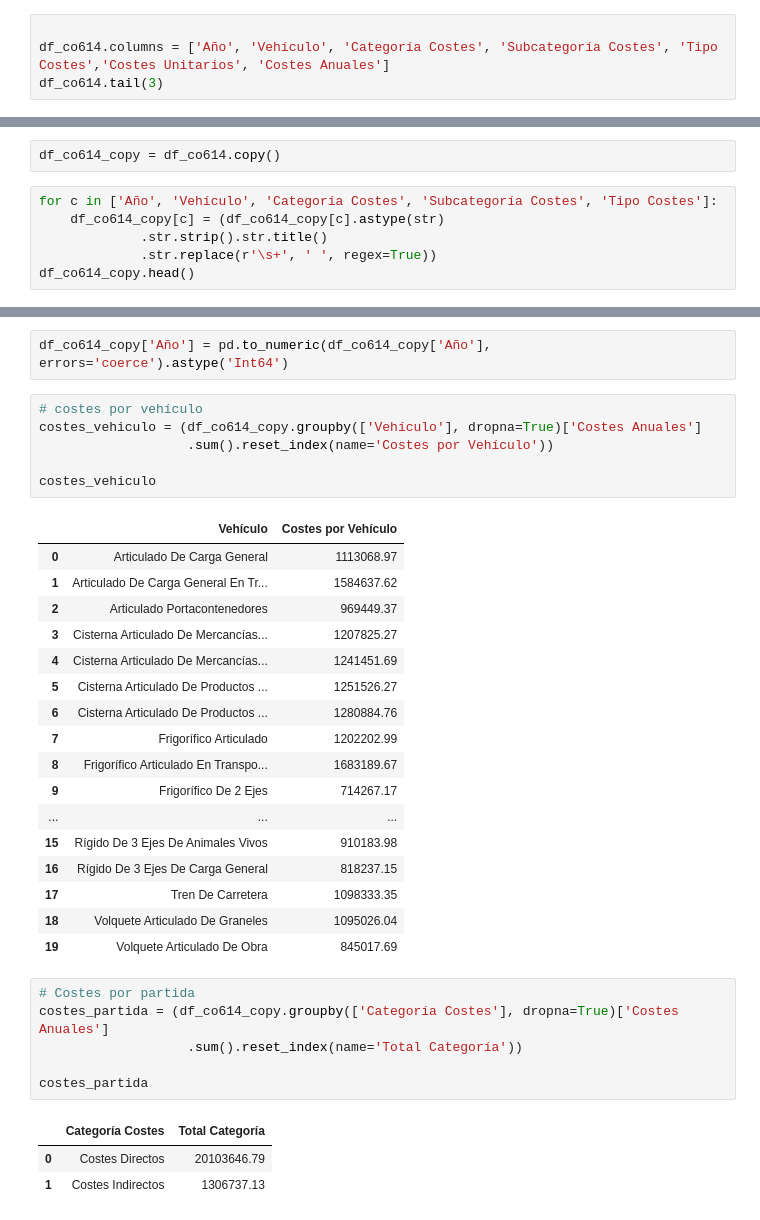
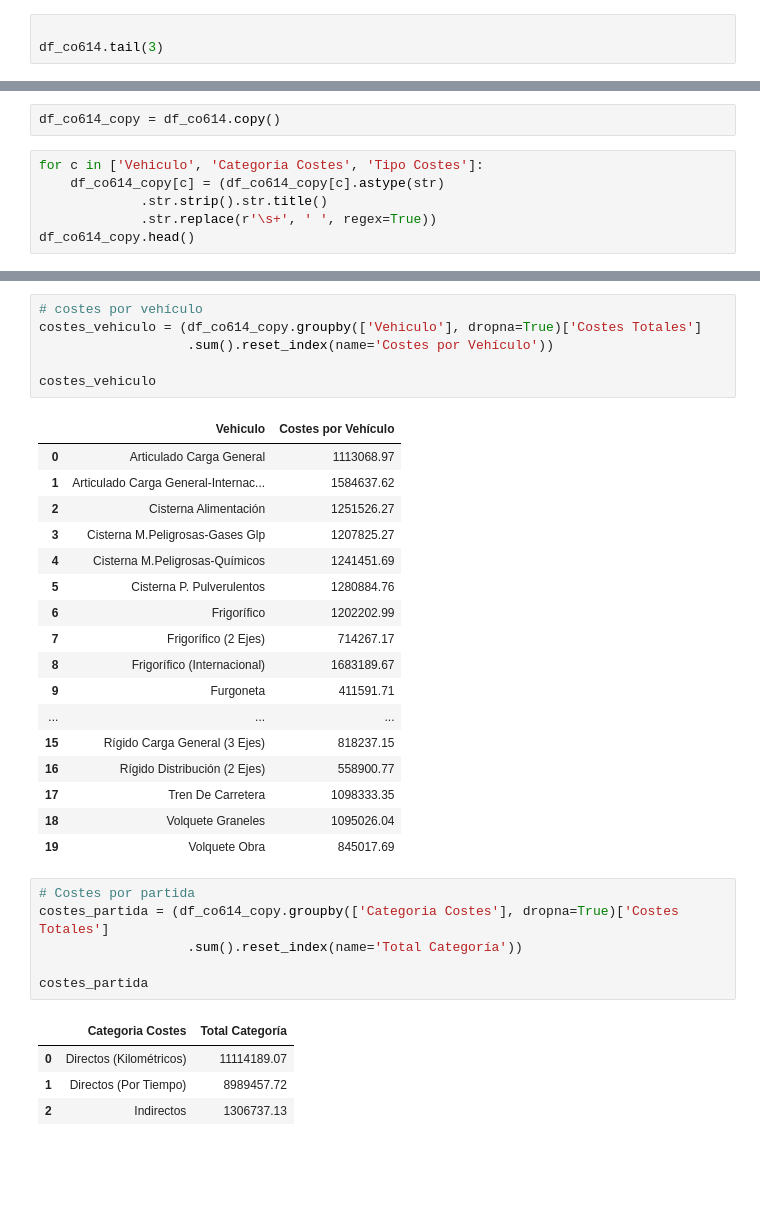
Before and after one commit to esanchezlaulhe1312/transporte_mercancias_carretera, a Jupyter notebook: notebooks/02_limpieza_parte_I.ipynb, the cells around one changed output, grey strips where cells are left out. Saved outputs shown, nothing was run; the diff lists cells and outputs as text; blank space fills up the shorter version.

```diff
--- a/notebooks/02_limpieza_parte_I.ipynb
+++ b/notebooks/02_limpieza_parte_I.ipynb
@@ -694,6 +694,5 @@ df_co614.shape, df_co614.columns
        dtype='object'))
 # %%
 
-df_co614.columns = ['Año', 'Vehículo', 'Categoría Costes', 'Subcategoría Costes', 'Tipo Costes','Costes Unitarios', 'Costes Anuales']
 df_co614.tail(3)
 # %% [output]
@@ -730,7 +727,7 @@ dtype: float64
 # %%
 df_co614_copy = df_co614.copy()
 # %%
-for c in ['Año', 'Vehículo', 'Categoría Costes', 'Subcategoría Costes', 'Tipo Costes']:
+for c in ['Vehiculo', 'Categoria Costes', 'Tipo Costes']:
     df_co614_copy[c] = (df_co614_copy[c].astype(str)
              .str.strip().str.title()
              .str.replace(r'\s+', ' ', regex=True))
@@ -762,37 +742,36 @@ memory usage: 113.9+ KB
-# %%
-df_co614_copy['Año'] = pd.to_numeric(df_co614_copy['Año'], errors='coerce').astype('Int64')
 # %%
 # costes por vehículo
-costes_vehiculo = (df_co614_copy.groupby(['Vehículo'], dropna=True)['Costes Anuales']
+costes_vehiculo = (df_co614_copy.groupby(['Vehiculo'], dropna=True)['Costes Totales']
                    .sum().reset_index(name='Costes por Vehículo'))
 
 costes_vehiculo
 # %% [output]
-|  | Vehículo | Costes por Vehículo |
-| 0 | Articulado De Carga General | 1113068.97 |
-| 1 | Articulado De Carga General En Tr... | 1584637.62 |
-| 2 | Articulado Portacontenedores | 969449.37 |
-| 3 | Cisterna Articulado De Mercancías... | 1207825.27 |
-| 4 | Cisterna Articulado De Mercancías... | 1241451.69 |
-| 5 | Cisterna Articulado De Productos ... | 1251526.27 |
-| 6 | Cisterna Articulado De Productos ... | 1280884.76 |
-| 7 | Frigorífico Articulado | 1202202.99 |
-| 8 | Frigorífico Articulado En Transpo... | 1683189.67 |
-| 9 | Frigorífico De 2 Ejes | 714267.17 |
+|  | Vehiculo | Costes por Vehículo |
+| 0 | Articulado Carga General | 1113068.97 |
+| 1 | Articulado Carga General-Internac... | 1584637.62 |
+| 2 | Cisterna Alimentación | 1251526.27 |
+| 3 | Cisterna M.Peligrosas-Gases Glp | 1207825.27 |
+| 4 | Cisterna M.Peligrosas-Químicos | 1241451.69 |
+| 5 | Cisterna P. Pulverulentos | 1280884.76 |
+| 6 | Frigorífico | 1202202.99 |
+| 7 | Frigorífico (2 Ejes) | 714267.17 |
+| 8 | Frigorífico (Internacional) | 1683189.67 |
+| 9 | Furgoneta | 411591.71 |
 | ... | ... | ... |
-| 15 | Rígido De 3 Ejes De Animales Vivos | 910183.98 |
-| 16 | Rígido De 3 Ejes De Carga General | 818237.15 |
+| 15 | Rígido Carga General (3 Ejes) | 818237.15 |
+| 16 | Rígido Distribución (2 Ejes) | 558900.77 |
 | 17 | Tren De Carretera | 1098333.35 |
-| 18 | Volquete Articulado De Graneles | 1095026.04 |
-| 19 | Volquete Articulado De Obra | 845017.69 |
+| 18 | Volquete Graneles | 1095026.04 |
+| 19 | Volquete Obra | 845017.69 |
 # %%
 # Costes por partida
-costes_partida = (df_co614_copy.groupby(['Categoría Costes'], dropna=True)['Costes Anuales']
+costes_partida = (df_co614_copy.groupby(['Categoria Costes'], dropna=True)['Costes Totales']
                    .sum().reset_index(name='Total Categoría'))
 
 costes_partida
 # %% [output]
-|  | Categoría Costes | Total Categoría |
-| 0 | Costes Directos | 20103646.79 |
-| 1 | Costes Indirectos | 1306737.13 |
+|  | Categoria Costes | Total Categoría |
+| 0 | Directos (Kilométricos) | 11114189.07 |
+| 1 | Directos (Por Tiempo) | 8989457.72 |
+| 2 | Indirectos | 1306737.13 |
 # %%
```
Also changed, not shown: parts of 10 cells of this notebook, 8 other files.
